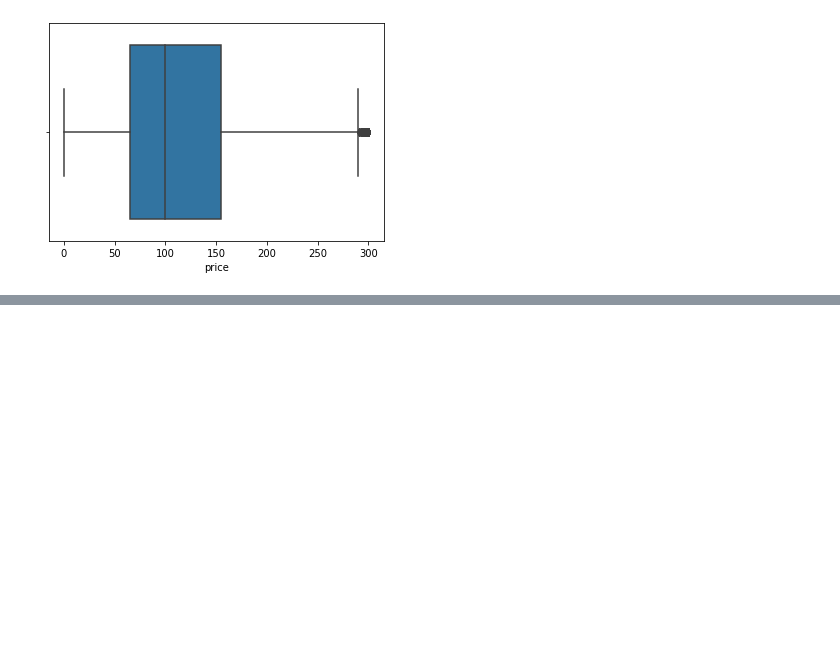
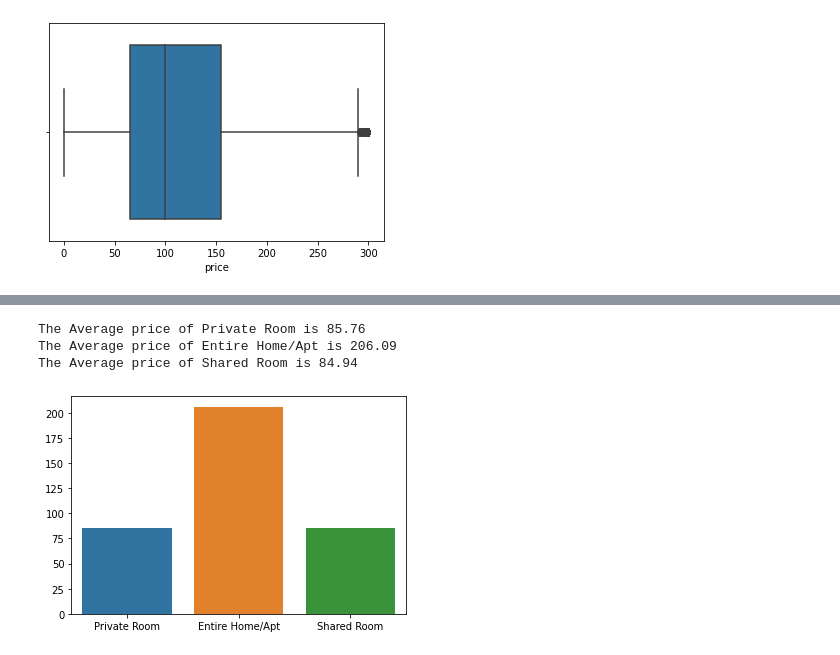
Before and after one commit to Somnath98/EDA-Airbnb, a Jupyter notebook: Air_Bnb_Bookings_Analysis_Capstone_Project.ipynb, the cells around one changed output, grey strips where cells are left out. Drawn from its saved outputs; the diff is of its cells as text; code cells hidden in the pictures; blank space fills up the shorter version.

```diff
--- a/Air_Bnb_Bookings_Analysis_Capstone_Project.ipynb
+++ b/Air_Bnb_Bookings_Analysis_Capstone_Project.ipynb
@@ -242,0 +310,17 @@ sns.boxplot(dataset_copy['price'])
+# %%
+#Average Cost of Williamburg
+avg_pr=sumpr/1997
+avg_eh=sumeh/1891
+avg_sr=sumsr/32
+x= ['Private Room','Entire Home/Apt', 'Shared Room']
+y= [round(avg_pr,2),round(avg_eh,2),round(avg_sr,2)]
+#plt.bar(x,y)
+sns.barplot(x,y)
+
+for i in range(3):
+  print(f'The Average price of {x[i]} is {y[i]}')
+# %% [output]
+The Average price of Private Room is 85.76
+The Average price of Entire Home/Apt is 206.09
+The Average price of Shared Room is 84.94
+[figure, added]
```
Also changed, not shown: parts of 12 cells of this notebook.
